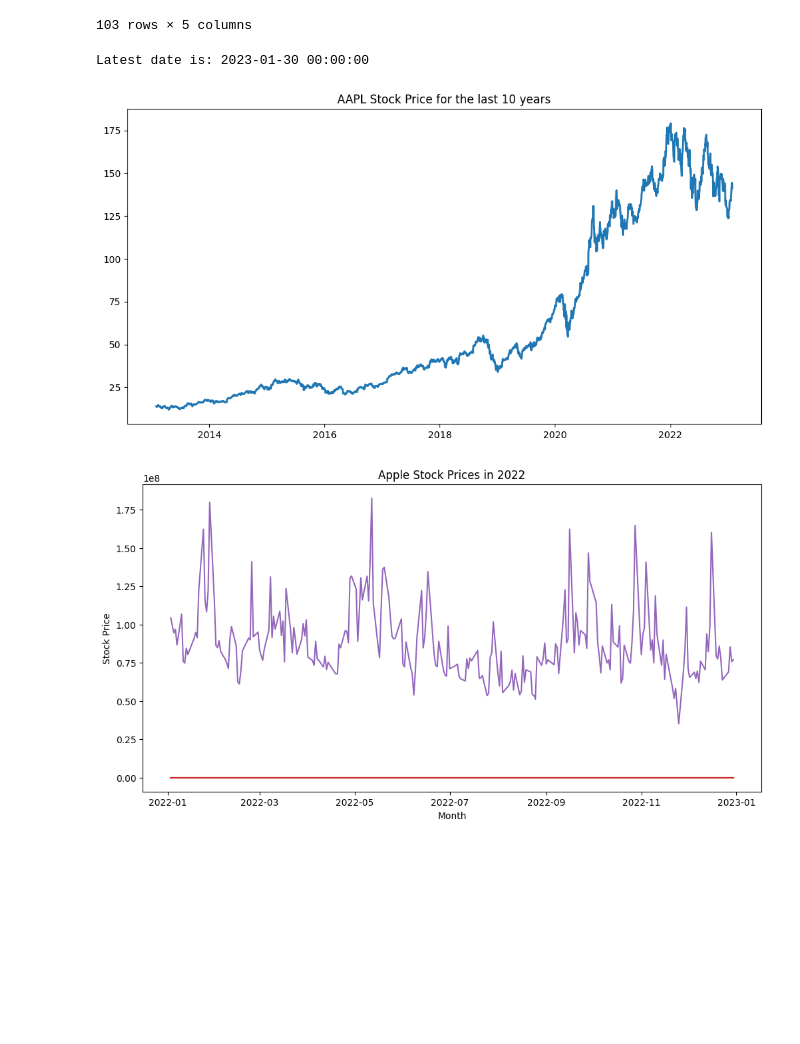
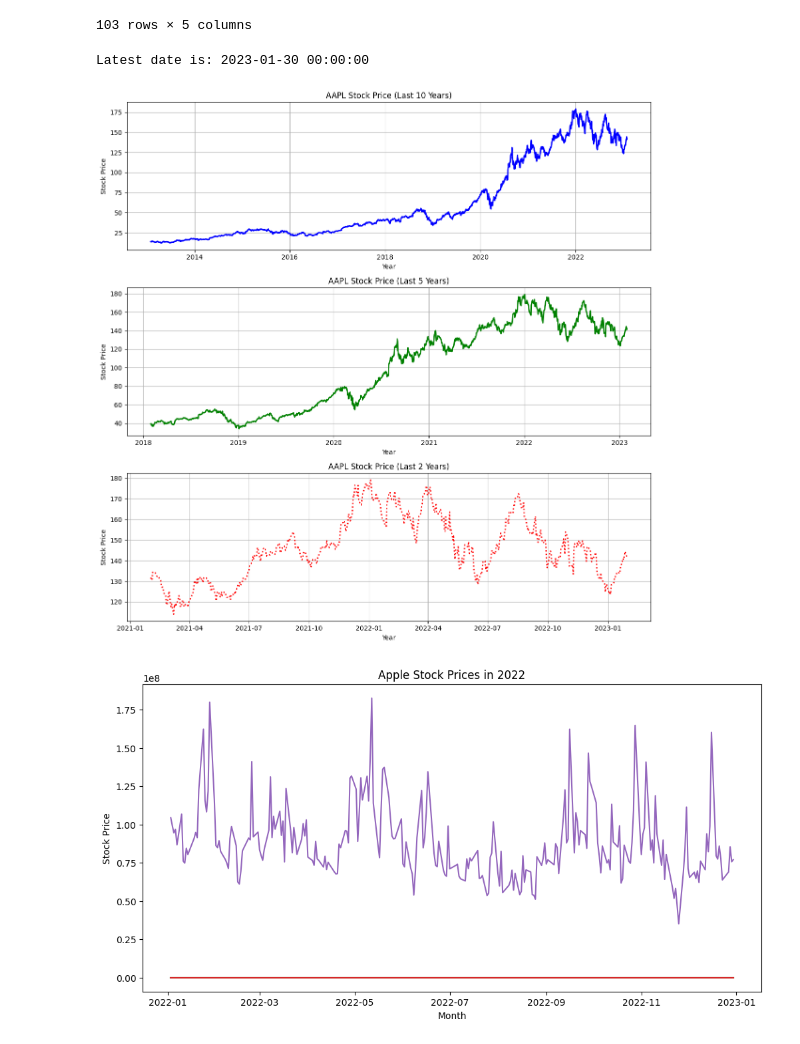
Before and after one commit to samwanyua/Python-Machine-Learning-Tutorial, a Jupyter notebook: Python_for_data_science/notebook.ipynb, the cells around one changed output. Cells and saved outputs as stored; diff of their text form; code cells hidden in the pictures; blank space fills up the shorter version.

Commit message:
Time series Visualization

```diff
--- a/Python_for_data_science/notebook.ipynb
+++ b/Python_for_data_science/notebook.ipynb
@@ -608,32 +608,50 @@ df.loc['2022-02-09': '2022-07-09']
 | 2022-07-08 | 145.067322 | 145.570489 | 143.054697 | 143.311203 | 64547800 |
 103 rows × 5 columns
 # %%
-# get latest data in the dataset
+# Get latest date in the dataset
 latest_date = df.index.max()
 print(f"Latest date is: {latest_date}")
 
-# define start dates for different timeframes
+# Define start dates for different timeframes
 start_10y = latest_date - pd.DateOffset(years=10)
 start_5y = latest_date - pd.DateOffset(years=5)
 start_2y = latest_date - pd.DateOffset(years=2)
 
-# filter data
+# Filter data
 df_10y = df.loc[start_10y:]
 df_5y = df.loc[start_5y:]
 df_2y = df.loc[start_2y:]
 
-# visualize data
-plt.figure(figsize=(12, 6))
+# Create separate subplots
+fig, axes = plt.subplots(nrows=3, ncols=1, figsize=(12, 12))
 
-# plot 10-year data
-plt.plot(df_10y.index, df_10y['Close', 'AAPL'], label='Last 10 years', linewidth=2)
-plt.title("AAPL Stock Price for the last 10 years")
+# Plot 10-year data
+axes[0].plot(df_10y.index, df_10y['Close', 'AAPL'], linewidth=2, color='blue')
+axes[0].set_title("AAPL Stock Price (Last 10 Years)")
+axes[0].set_xlabel("Year")
+axes[0].set_ylabel("Stock Price")
+axes[0].grid(True)
 
+# Plot 5-year data
+axes[1].plot(df_5y.index, df_5y['Close', 'AAPL'], linewidth=2, color='green')
+axes[1].set_title("AAPL Stock Price (Last 5 Years)")
+axes[1].set_xlabel("Year")
+axes[1].set_ylabel("Stock Price")
+axes[1].grid(True)
 
+# Plot 2-year data
+axes[2].plot(df_2y.index, df_2y['Close', 'AAPL'], linewidth=2, linestyle=":", color='red')
+axes[2].set_title("AAPL Stock Price (Last 2 Years)")
+axes[2].set_xlabel("Year")
+axes[2].set_ylabel("Stock Price")
+axes[2].grid(True)
+
+# Adjust layout
+plt.tight_layout()
 plt.show()
 # %% [output]
 Latest date is: 2023-01-30 00:00:00
-[figure, old version]
+[figure, new version]
 # %%
 # visualizing timeseries data
 plt.figure(figsize=(12, 6))
```
